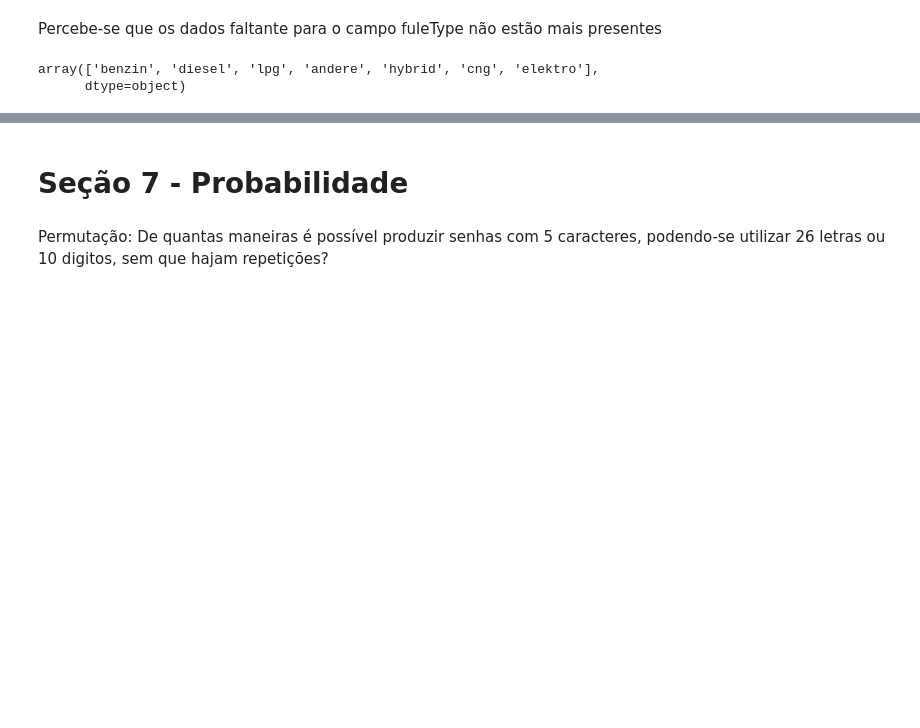
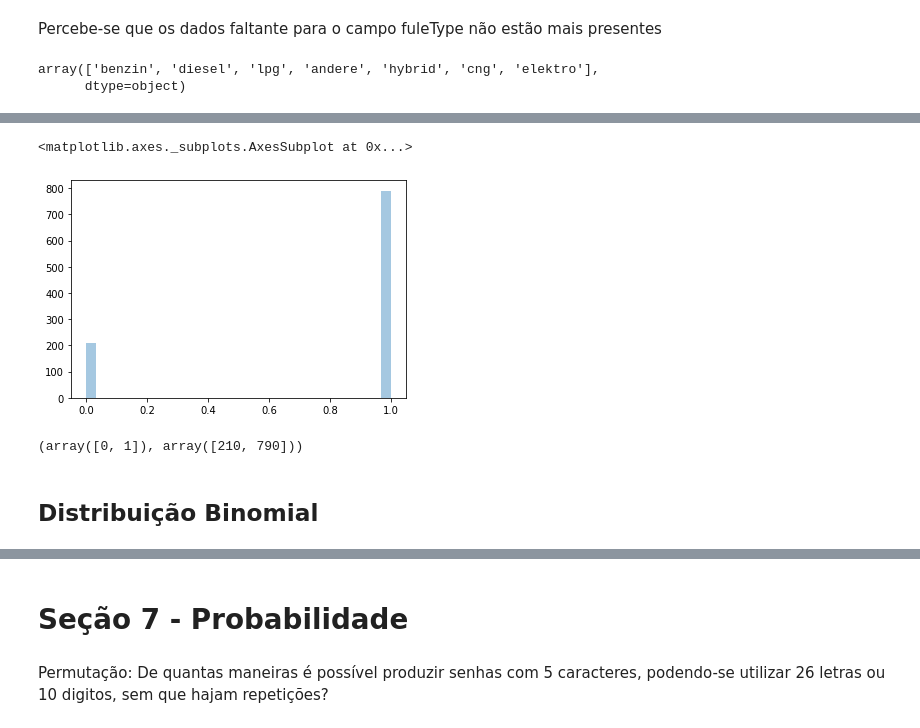
Before and after one commit to VitorSancho/Estudos_EstastisticaParaDSeMachineLearningUdemy, a Jupyter notebook: Curso_Estatística_Udemy.ipynb, the cells around one changed output, grey strips where cells are left out. Drawn from its saved outputs; the diff is of its cells as text; code cells hidden in the pictures; blank space fills up the shorter version.

```diff
--- a/Curso_Estatística_Udemy.ipynb
+++ b/Curso_Estatística_Udemy.ipynb
@@ -747,0 +819,4 @@ array(['benzin', 'diesel', 'lpg', 'andere', 'hybrid', 'cng', 'elektro'],
+# %%
+dados_bernoulli=bernoulli.rvs(size=1000,p=0.8)
+# retorna array com 1s e 0s que possuem sua quantidade de acordo com o parÂmetro p, que determina a quantidade de sucessos e fracasso para um evento de bernoulli
+# destaque o valor de p não garante que o array irá ter a quantidade exata de 1s de acordo com a probabilidade que foi passada, mas terá um valor bem próximo
@@ -747,0 +843,11 @@ array(['benzin', 'diesel', 'lpg', 'andere', 'hybrid', 'cng', 'elektro'],
+# %%
+sns.distplot(dados_bernoulli,kde=False)
+# %% [output]
+<matplotlib.axes._subplots.AxesSubplot at 0x...>
+[figure, added]
+# %%
+np.unique(dados_bernoulli,return_counts=True)
+# %% [output]
+(array([0, 1]), array([210, 790]))
+# %% [markdown]
+## Distribuição Binomial
```
Also changed, not shown: parts of 37 cells of this notebook.
